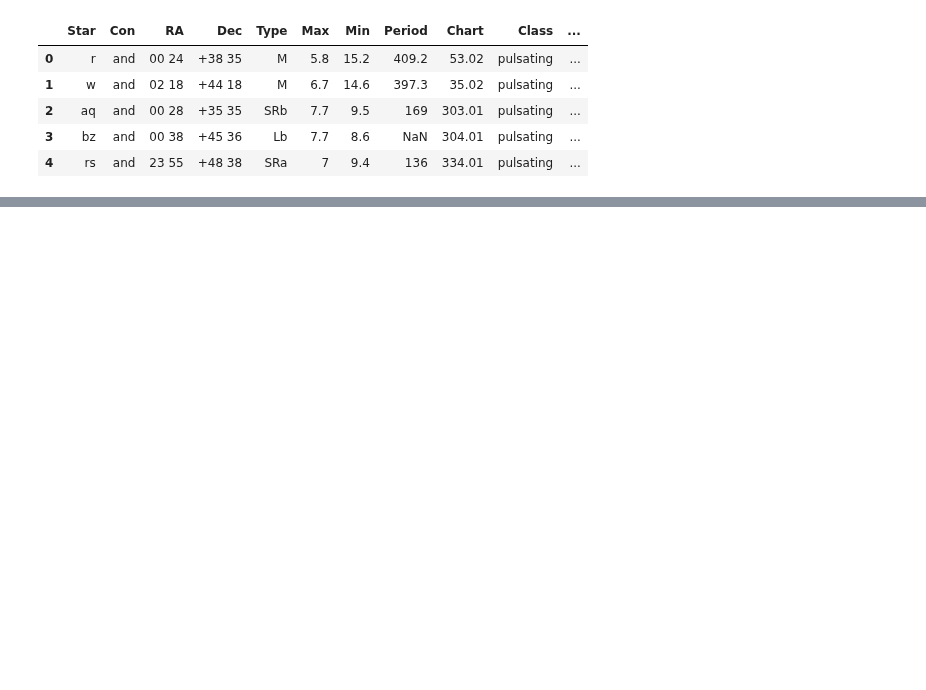
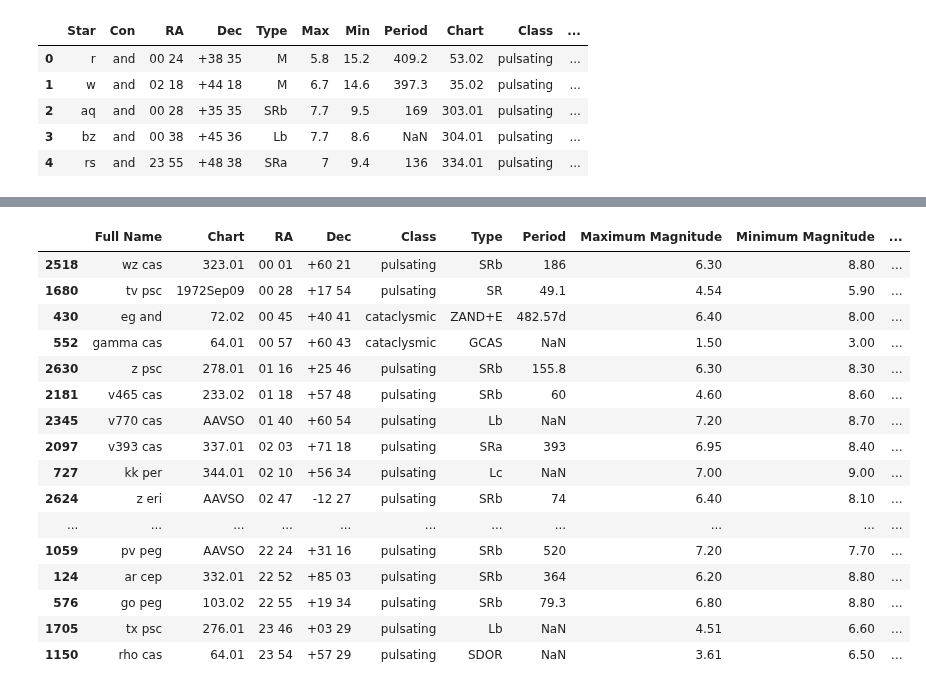
Before and after one commit to cjohnevans/Astro, a Jupyter notebook: review_baa_database_summary.ipynb, the cells around one changed output, grey strips where cells are left out. Saved outputs shown, nothing was run; the diff lists cells and outputs as text; code cells hidden in the pictures; blank space fills up the shorter version.

```diff
--- a/review_baa_database_summary.ipynb
+++ b/review_baa_database_summary.ipynb
@@ -235,4 +139,0 @@ array([[<AxesSubplot: title={'center': 'Number of Observations'}>]],
-# %%
-pd.set_option('display.max_rows', 500)
-pd.set_option('display.max_columns', 20)
-vsdb_target.sort_values(by='RA_hr', ascending=True)
@@ -257,0 +140,24 @@ vsdb_target.sort_values(by='RA_hr', ascending=True)
+# %%
+vs_target = vsdb_target.sort_values(by=['RA_hr', 'RA_min'])
+vs_target_short = vs_target[['Full Name', 'Chart','RA', 'Dec','Class', 'Type', 'Period','Maximum Magnitude', 'Minimum Magnitude','Number of Observations']]
+vs_target_short.to_html('vs_targets.html')
+pd.set_option('display.max_rows', 500)
+vs_target_short.head(500)
+# %% [output]
+|  | Full Name | Chart | RA | Dec | Class | Type | Period | Maximum Magnitude | Minimum Magnitude | ... |
+| 2518 | wz cas | 323.01 | 00 01 | +60 21 | pulsating | SRb | 186 | 6.30 | 8.80 | ... |
+| 1680 | tv psc | 1972Sep09 | 00 28 | +17 54 | pulsating | SR | 49.1 | 4.54 | 5.90 | ... |
+| 430 | eg and | 72.02 | 00 45 | +40 41 | cataclysmic | ZAND+E | 482.57d | 6.40 | 8.00 | ... |
+| 552 | gamma cas | 64.01 | 00 57 | +60 43 | cataclysmic | GCAS | NaN | 1.50 | 3.00 | ... |
+| 2630 | z psc | 278.01 | 01 16 | +25 46 | pulsating | SRb | 155.8 | 6.30 | 8.30 | ... |
+| 2181 | v465 cas | 233.02 | 01 18 | +57 48 | pulsating | SRb | 60 | 4.60 | 8.60 | ... |
+| 2345 | v770 cas | AAVSO | 01 40 | +60 54 | pulsating | Lb | NaN | 7.20 | 8.70 | ... |
+| 2097 | v393 cas | 337.01 | 02 03 | +71 18 | pulsating | SRa | 393 | 6.95 | 8.40 | ... |
+| 727 | kk per | 344.01 | 02 10 | +56 34 | pulsating | Lc | NaN | 7.00 | 9.00 | ... |
+| 2624 | z eri | AAVSO | 02 47 | -12 27 | pulsating | SRb | 74 | 6.40 | 8.10 | ... |
+| ... | ... | ... | ... | ... | ... | ... | ... | ... | ... | ... |
+| 1059 | pv peg | AAVSO | 22 24 | +31 16 | pulsating | SRb | 520 | 7.20 | 7.70 | ... |
+| 124 | ar cep | 332.01 | 22 52 | +85 03 | pulsating | SRb | 364 | 6.20 | 8.80 | ... |
+| 576 | go peg | 103.02 | 22 55 | +19 34 | pulsating | SRb | 79.3 | 6.80 | 8.80 | ... |
+| 1705 | tx psc | 276.01 | 23 46 | +03 29 | pulsating | Lb | NaN | 4.51 | 6.60 | ... |
+| 1150 | rho cas | 64.01 | 23 54 | +57 29 | pulsating | SDOR | NaN | 3.61 | 6.50 | ... |
```
Also changed, not shown: parts of 16 cells of this notebook, 1 other file.
